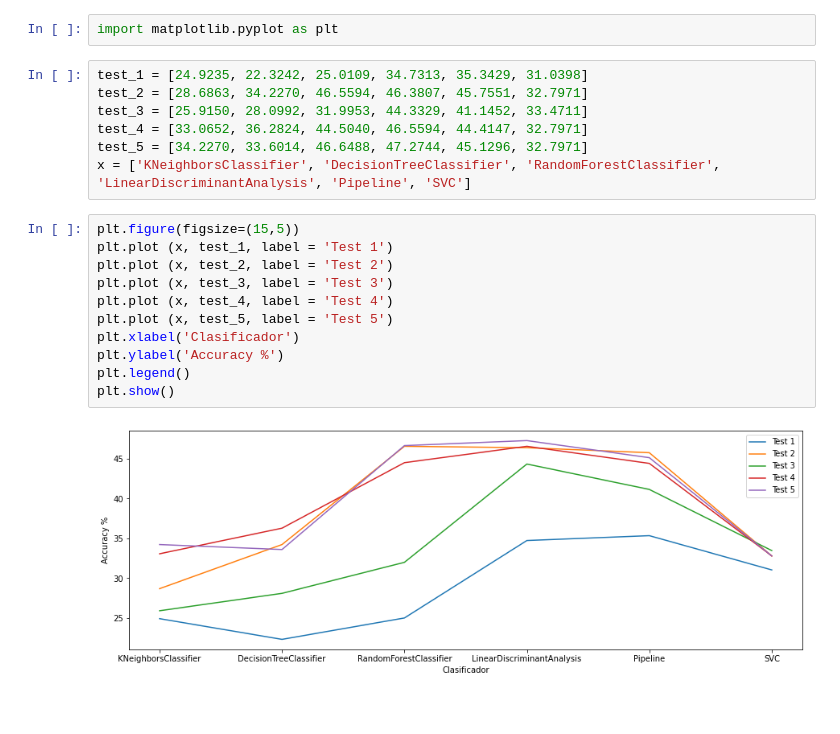
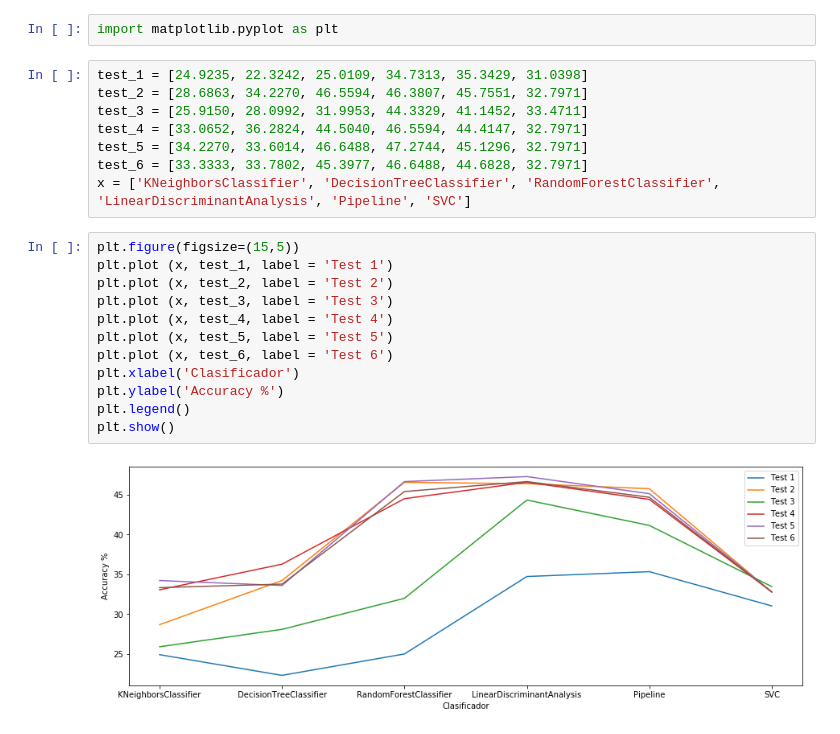
Before and after one commit to NataliaMatCAD/OdorProject, a Jupyter notebook: 9 - Results.ipynb, the cells around one changed output. Drawn from its saved outputs; the diff is of its cells as text.

```diff
--- a/9 - Results.ipynb
+++ b/9 - Results.ipynb
@@ -6,17 +6,19 @@ test_2 = [28.6863, 34.2270, 46.5594, 46.3807, 45.7551, 32.7971]
 test_3 = [25.9150, 28.0992, 31.9953, 44.3329, 41.1452, 33.4711]
 test_4 = [33.0652, 36.2824, 44.5040, 46.5594, 44.4147, 32.7971]
 test_5 = [34.2270, 33.6014, 46.6488, 47.2744, 45.1296, 32.7971]
+test_6 = [33.3333, 33.7802, 45.3977, 46.6488, 44.6828, 32.7971]
 x = ['KNeighborsClassifier', 'DecisionTreeClassifier', 'RandomForestClassifier', 'LinearDiscriminantAnalysis', 'Pipeline', 'SVC']
 # %%
 plt.figure(figsize=(15,5))
 plt.plot (x, test_1, label = 'Test 1')
 plt.plot (x, test_2, label = 'Test 2')
 plt.plot (x, test_3, label = 'Test 3')
 plt.plot (x, test_4, label = 'Test 4')
 plt.plot (x, test_5, label = 'Test 5')
+plt.plot (x, test_6, label = 'Test 6')
 plt.xlabel('Clasificador')
 plt.ylabel('Accuracy %')
 plt.legend()
 plt.show()
 # %% [output]
-[figure, old version]
+[figure, new version]
```
Also changed, not shown: 5 other files.
